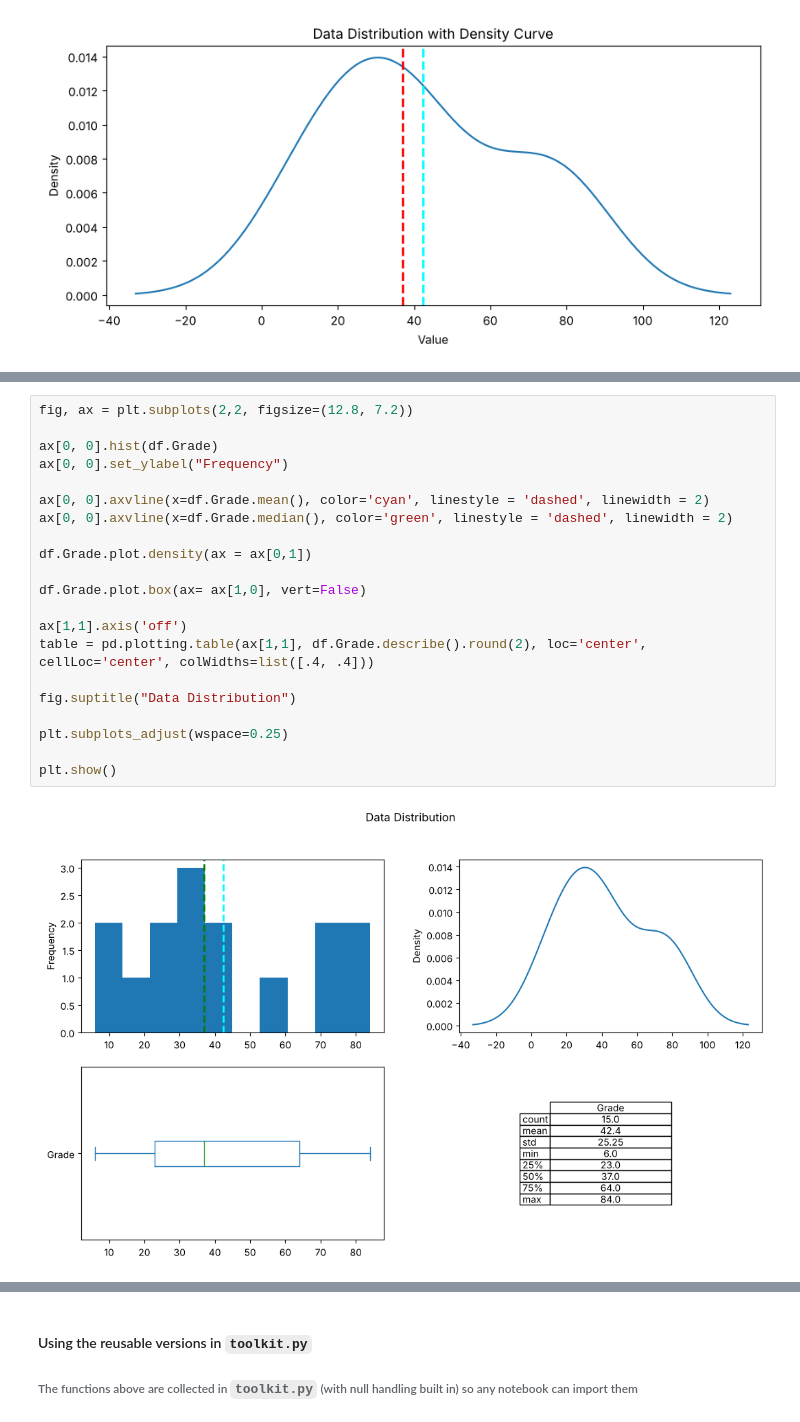
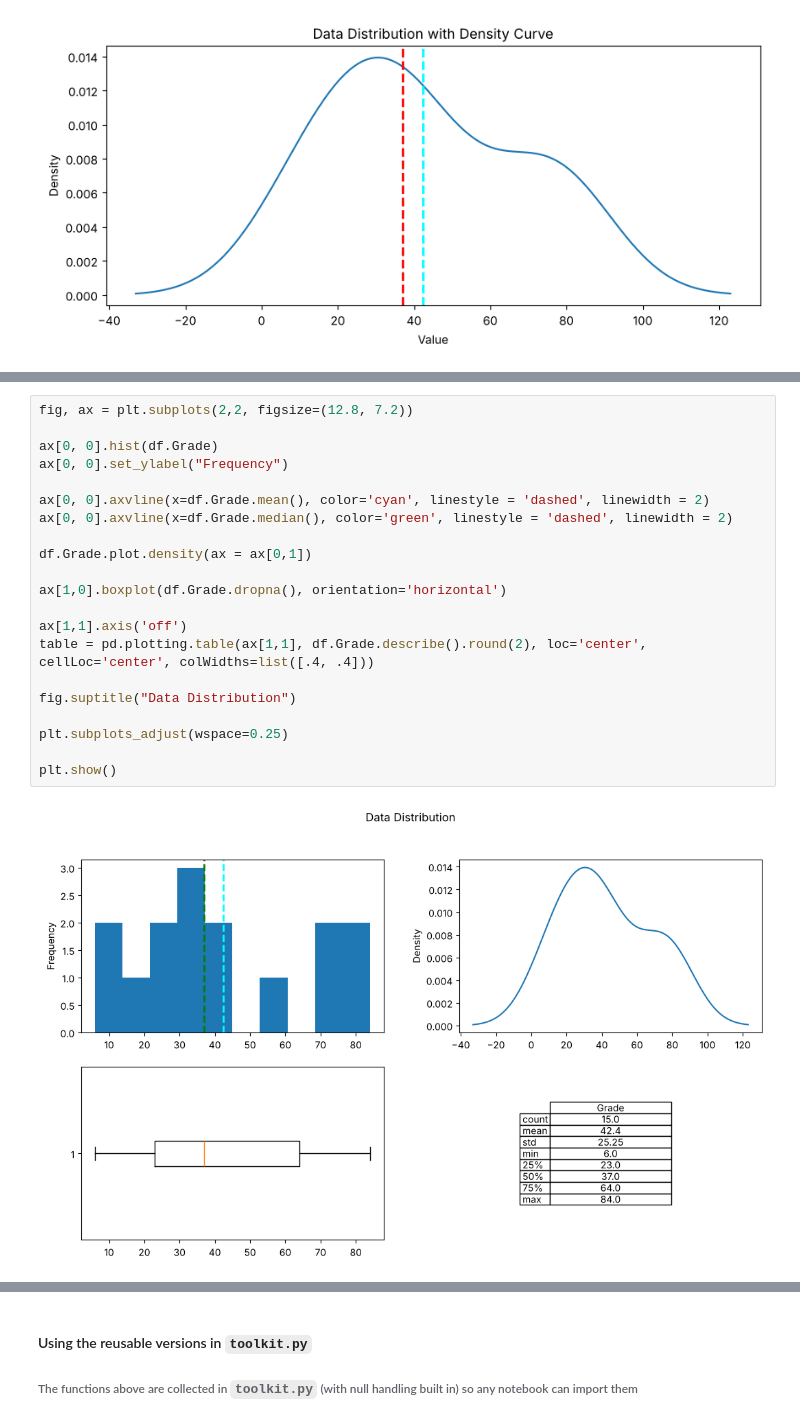
Before and after one commit to Dito-84/dstoolkit, a Jupyter notebook: Data_Cleaning_Pipeline.ipynb, the cells around one changed output, grey strips where cells are left out. Saved outputs shown, nothing was run; the diff lists cells and outputs as text.

```diff
--- a/Data_Cleaning_Pipeline.ipynb
+++ b/Data_Cleaning_Pipeline.ipynb
@@ -226,26 +226,26 @@ plt.show()
 # %%
 fig, ax = plt.subplots(2,2, figsize=(12.8, 7.2))
 
 ax[0, 0].hist(df.Grade)
 ax[0, 0].set_ylabel("Frequency")
 
 ax[0, 0].axvline(x=df.Grade.mean(), color='cyan', linestyle = 'dashed', linewidth = 2)
 ax[0, 0].axvline(x=df.Grade.median(), color='green', linestyle = 'dashed', linewidth = 2)
 
 df.Grade.plot.density(ax = ax[0,1])
 
-df.Grade.plot.box(ax= ax[1,0], vert=False)
+ax[1,0].boxplot(df.Grade.dropna(), orientation='horizontal')
 
 ax[1,1].axis('off')
 table = pd.plotting.table(ax[1,1], df.Grade.describe().round(2), loc='center', cellLoc='center', colWidths=list([.4, .4]))
 
 fig.suptitle("Data Distribution")
 
 plt.subplots_adjust(wspace=0.25)
 
 plt.show()
 # %% [output]
-[figure, old version]
+[figure, new version]
 # %%
 def show_distribution_profile(var_data3):
 
```
Also changed, not shown: parts of 5 cells of this notebook, 11 other files.
